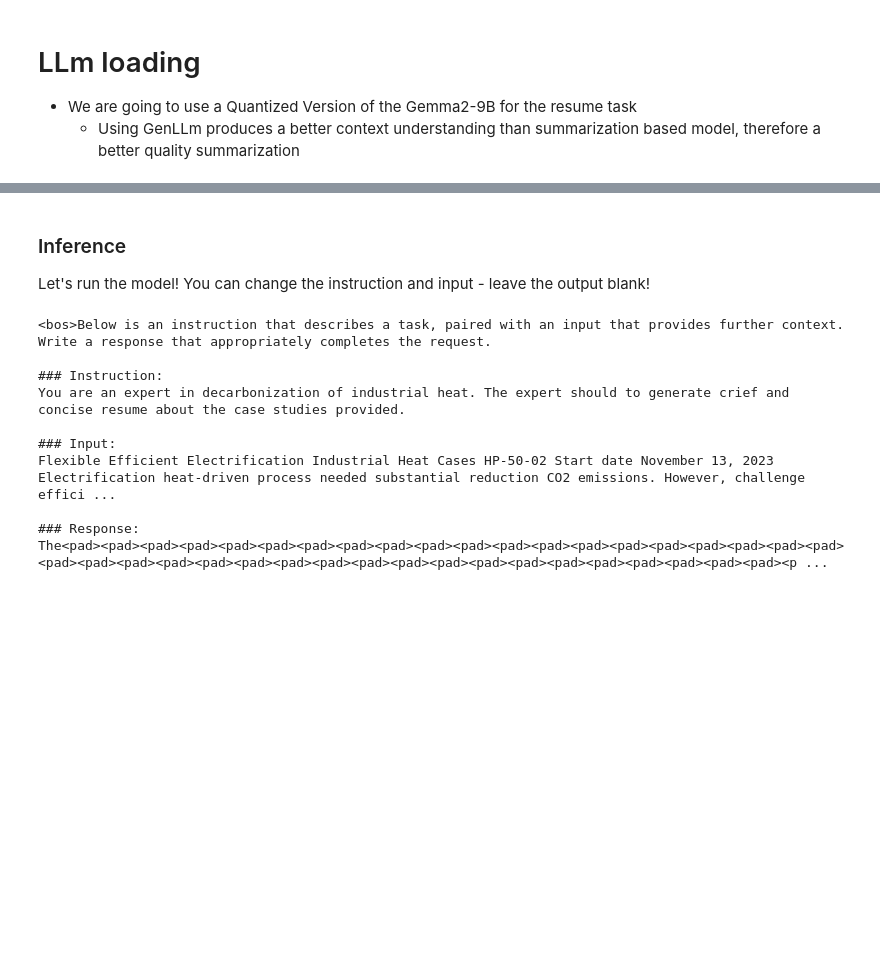
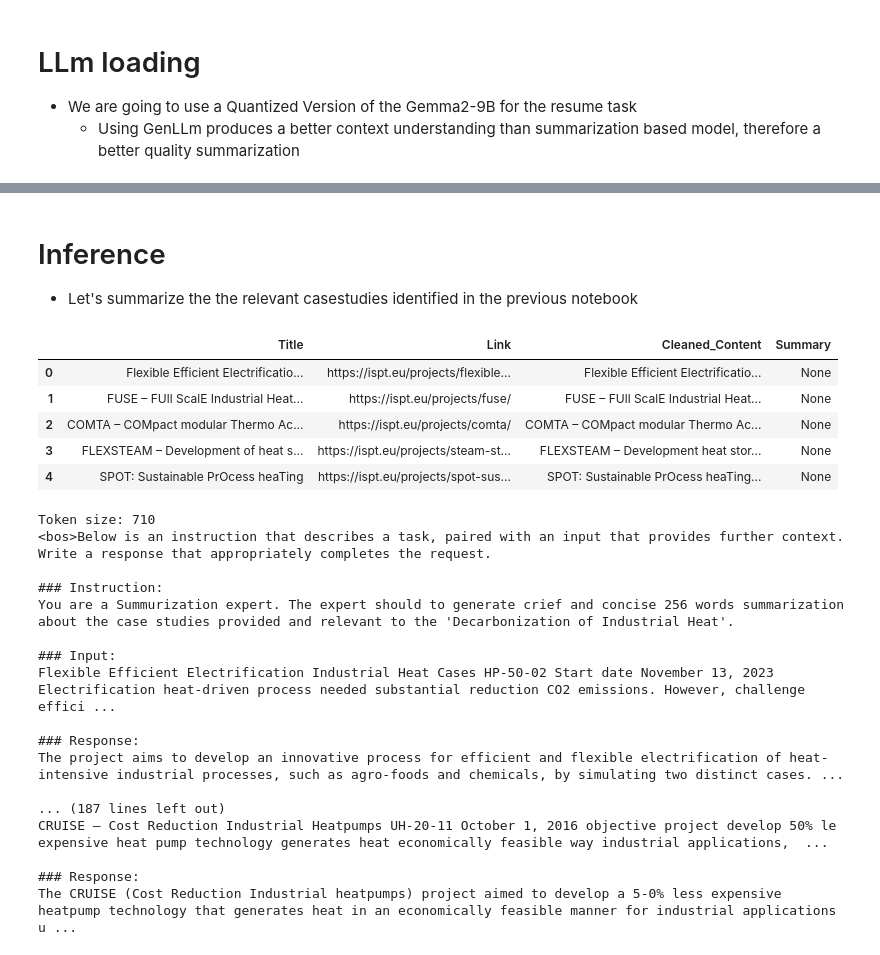
Before and after one commit to GhaouiYoussef/TestTech, a Jupyter notebook: SummarizationTask.ipynb, the cells around one changed output, grey strips where cells are left out. Cells and saved outputs as stored; diff of their text form; code cells hidden in the pictures; blank space fills up the shorter version.

```diff
--- a/SummarizationTask.ipynb
+++ b/SummarizationTask.ipynb
@@ -297,54 +41,90 @@ model = model.merge_and_unload()
 # %% [markdown]
 <a name="Inference"></a>
-### Inference
-Let's run the model! You can change the instruction and input - leave the output blank!
+# Inference
+- Let's summarize the the relevant casestudies identified in the previous notebook
 # %%
 import pandas as pd
 
 articles = pd.read_csv("/content/Relevant_caseStudies.csv")
-articles['Resume']=None
-articles.head()
-
+articles['Summary']=None
+display(articles.head()
+)
 import torch
 # alpaca_prompt = Copied from above
 FastLanguageModel.for_inference(model) # Enable native 2x faster inference
 alpaca_prompt = """Below is an instruction that describes a task, paired with an input that provides further context. Write a response that appropriately completes the request.
 
 ### Instruction:
 {}
 
 ### Input:
 {}
 
 ### Response:
 {}"""
+
 tokenizer.eos_token = tokenizer.eos_token + tokenizer.pad_token
-for index, row in articles.iloc[:1].iterrows():
-  inputs = tokenizer(
-  [
-      alpaca_prompt.format(
-          "You are an expert in decarbonization of industrial heat. The expert should to generate crief and concise resume about the case studies provided. ", # instruction
+
+SUMMARIZATION_SIZE = 256
+for index, row in articles.iterrows():
+
+  prompt_text = alpaca_prompt.format(
+          f"You are a Summurization expert. The expert should to generate crief and concise {SUMMARIZATION_SIZE} words summarization about the case studies provided and relevant to the 'Decarbonization of Industrial Heat'. ", # instruction
           row['Cleaned_Content']+tokenizer.eos_token + tokenizer.pad_token, # input
           "", # output - leave this blank for generation!
       )
+    # Tokenize the prompt
+  tokens = tokenizer(prompt_text)
+
+  # Get the number of tokens
+  token_size = len(tokens['input_ids'])
+
+  print(f"Token size: {token_size}")
+
+  inputs = tokenizer(
+  [
+      prompt_text
   ], return_tensors = "pt").to("cuda")
 
   from transformers import TextStreamer
   text_streamer = TextStreamer(tokenizer)
   with torch.no_grad():
-    gen = model.generate(**inputs, streamer = text_streamer,
-                          # no_repeat_ngram_size=2,  # Prevent repeating 3-grams
-        # repetition_penalty=1.2,   # Penalty for repeating phrases
-                      max_new_tokens = 128)
-  articles.loc[index, 'Resume'] = tokenizer.batch_decode(gen)[0].split('### Response:')[-1]
+    gen = model.generate(
+        **inputs,
+        max_new_tokens=SUMMARIZATION_SIZE + 50,  # Allow slightly more tokens than the desired summary length
+        min_new_tokens=SUMMARIZATION_SIZE - 10,  # Ensure it doesn't stop too early
+        no_repeat_ngram_size=3,  # Avoid repetition of words or phrases
+        do_sample=True,  # Enable sampling for more natural text
+        temperature=0.4,  # Adjusted to be more deterministic and slighltly creative (To avoid repetition)
+        streamer = text_streamer
+    )
+  # response = tokenizer.batch_decode(gen, skip_special_tokens=True)[0]
+  response = tokenizer.batch_decode(gen, skip_special_tokens=True, clean_up_tokenization_spaces=True)[0].strip()
+
+  response = response.split("### Response:")[-1].strip()  # Extract the response
+
+  articles.loc[index, 'Summary'] = response
 # %% [output]
+|  | Title | Link | Cleaned_Content | Summary |
+| 0 | Flexible Efficient Electrificatio... | https://ispt.eu/projects/flexible... | Flexible Efficient Electrificatio... | None |
+| 1 | FUSE – FUll ScalE Industrial Heat... | https://ispt.eu/projects/fuse/ | FUSE – FUll ScalE Industrial Heat... | None |
+| 2 | COMTA – COMpact modular Thermo Ac... | https://ispt.eu/projects/comta/ | COMTA – COMpact modular Thermo Ac... | None |
+| 3 | FLEXSTEAM – Development of heat s... | https://ispt.eu/projects/steam-st... | FLEXSTEAM – Development heat stor... | None |
+| 4 | SPOT: Sustainable PrOcess heaTing | https://ispt.eu/projects/spot-sus... | SPOT: Sustainable PrOcess heaTing... | None |
+Token size: 710
 <bos>Below is an instruction that describes a task, paired with an input that provides further context. Write a response that appropriately completes the request.
 
 ### Instruction:
-You are an expert in decarbonization of industrial heat. The expert should to generate crief and concise resume about the case studies provided.
+You are a Summurization expert. The expert should to generate crief and concise 256 words summarization about the case studies provided and relevant to the 'Decarbonization of Industrial Heat'.
 
 ### Input:
 Flexible Efficient Electrification Industrial Heat Cases HP-50-02 Start date November 13, 2023 Electrification heat-driven process needed substantial reduction CO2 emissions. However, challenge effici ...
 
 ### Response:
-The<pad><pad><pad><pad><pad><pad><pad><pad><pad><pad><pad><pad><pad><pad><pad><pad><pad><pad><pad><pad><pad><pad><pad><pad><pad><pad><pad><pad><pad><pad><pad><pad><pad><pad><pad><pad><pad><pad><pad><p ...
+The project aims to develop an innovative process for efficient and flexible electrification of heat-intensive industrial processes, such as agro-foods and chemicals, by simulating two distinct cases. ...
+
+... (187 lines left out)
+CRUISE – Cost Reduction Industrial Heatpumps UH-20-11 October 1, 2016 objective project develop 50% le expensive heat pump technology generates heat economically feasible way industrial applications,  ...
+
+### Response:
+The CRUISE (Cost Reduction Industrial heatpumps) project aimed to develop a 5-0% less expensive heatpump technology that generates heat in an economically feasible manner for industrial applications u ...
```
Also changed, not shown: parts of 26 cells of this notebook, 1 other file.
